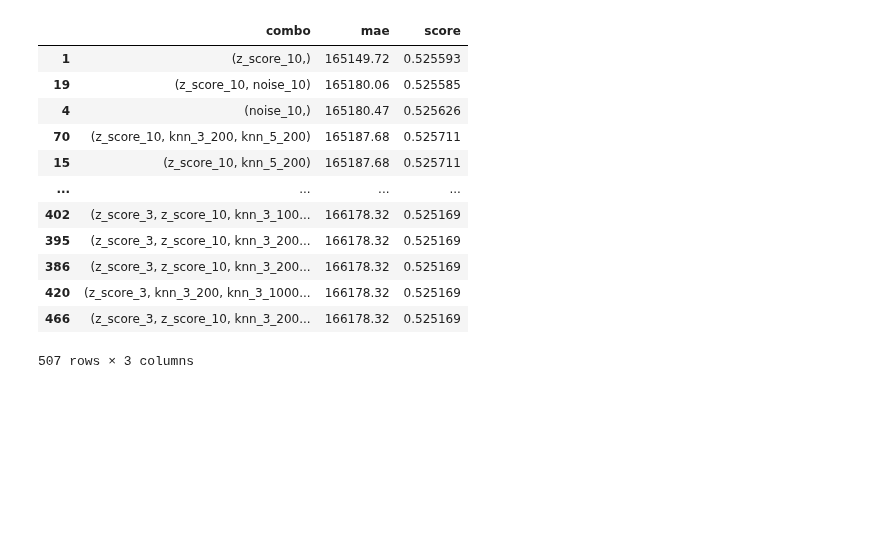
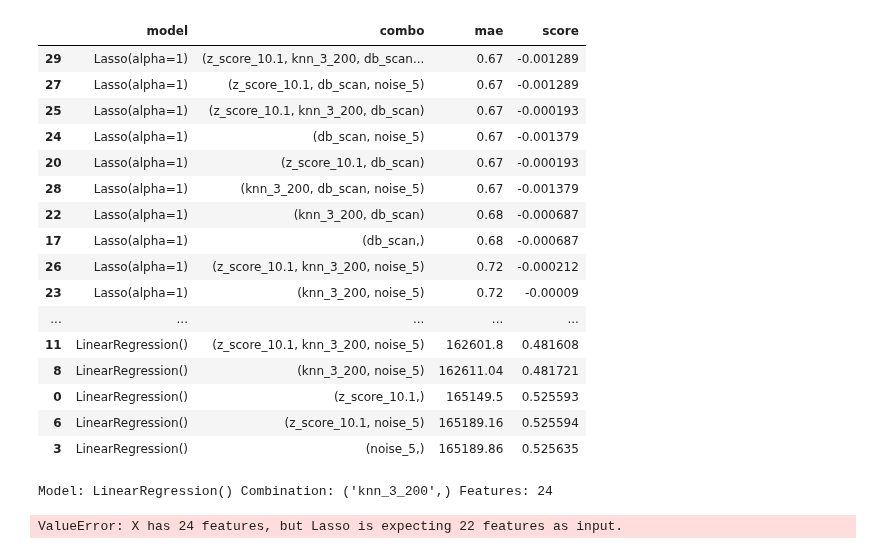
Before and after one commit to robring/advancedDatascience_CaseStudy, a Jupyter notebook: testing.ipynb, the cells around one changed output. Saved outputs shown, nothing was run; the diff lists cells and outputs as text; code cells hidden in the pictures; blank space fills up the shorter version.

Commit message:
regression models

```diff
--- a/testing.ipynb
+++ b/testing.ipynb
@@ -163,0 +152,27 @@ replaced 0 / 3366 rows
+# %%
+#model_obj_list = []
+for i, c in enumerate(combination_list):
+    print(f'\n{bold(i)}: {blue(c)}')
+    outlier_list = get_unique_list(outlier_dict_all, c)
+    try:
+        X_train, X_test, y_train, y_test = splitData(df, SPLIT_SIZE, outlier_list, "drop")
+        df_lasso = train_test_to_df(X_train, X_test, y_train, y_test, df.columns.to_list())
+        #print(df_lasso[:1])
+        # X = np.append(X_train, X_test, axis=0)
+        # y = np.append(y_train, y_test.reshape(len(y_test), 1), axis=0)
+        # X_y = np.append(X, y, axis=1)
+        # features = df.columns.to_list()
+        # df_adsa = pd.DataFrame(X_y, columns=features)
+
+        X_l, y_l = df_lasso.drop(columns=["price", "date", "id"]), df_lasso["price"]
+        scaler = StandardScaler().fit(X_l)
+        X_train_l, X_test_l, y_train_l, y_test_l = train_test_split(X_l, y_l, test_size = SPLIT_SIZE, random_state=1) #TODO
+        #rint(X_train_l)
+        X_train_l = scaler.transform(X_train_l)
+        X_test_l = scaler.transform(X_test_l)
+        reg = Lasso(alpha=1)
+        obj_l = Model(reg, (X_train_l, X_test_l, y_train_l, y_test_l), c, df_lasso, X_l.columns.to_list())
+        model_obj_list.append(obj_l)
+        ''''''
+    except Exception as e:
+        print(bold("Error"), red(e))
@@ -164,29 +191,45 @@ replaced 0 / 3366 rows
 # %%
 #Summary
-df_summary = pd.DataFrame(columns=['combo', 'mae', 'score'])
+df_summary = pd.DataFrame(columns=['model', 'combo', 'mae', 'score'])
 for o in model_obj_list:
     #print(f'{o.get_type()}, {o.get_comb()}')
     o.train()
     mae, score = o.summary()
     comb = o.get_comb()
-    row = {'combo': comb, 'mae': mae, 'score': score}
+    row = {'model': o.get_model(), 'combo': comb, 'mae': mae, 'score': score}
     df_summary = df_summary.append(row, ignore_index=True)
 
 df_summary.sort_values("mae")
 # %% [output]
-|  | combo | mae | score |
-| 1 | (z_score_10,) | 165149.72 | 0.525593 |
-| 19 | (z_score_10, noise_10) | 165180.06 | 0.525585 |
-| 4 | (noise_10,) | 165180.47 | 0.525626 |
-| 70 | (z_score_10, knn_3_200, knn_5_200) | 165187.68 | 0.525711 |
-| 15 | (z_score_10, knn_5_200) | 165187.68 | 0.525711 |
-| ... | ... | ... | ... |
-| 402 | (z_score_3, z_score_10, knn_3_100... | 166178.32 | 0.525169 |
-| 395 | (z_score_3, z_score_10, knn_3_200... | 166178.32 | 0.525169 |
-| 386 | (z_score_3, z_score_10, knn_3_200... | 166178.32 | 0.525169 |
-| 420 | (z_score_3, knn_3_200, knn_3_1000... | 166178.32 | 0.525169 |
-| 466 | (z_score_3, z_score_10, knn_3_200... | 166178.32 | 0.525169 |
+|  | model | combo | mae | score |
+| 29 | Lasso(alpha=1) | (z_score_10.1, knn_3_200, db_scan... | 0.67 | -0.001289 |
+| 27 | Lasso(alpha=1) | (z_score_10.1, db_scan, noise_5) | 0.67 | -0.001289 |
+| 25 | Lasso(alpha=1) | (z_score_10.1, knn_3_200, db_scan) | 0.67 | -0.000193 |
+| 24 | Lasso(alpha=1) | (db_scan, noise_5) | 0.67 | -0.001379 |
+| 20 | Lasso(alpha=1) | (z_score_10.1, db_scan) | 0.67 | -0.000193 |
+| 28 | Lasso(alpha=1) | (knn_3_200, db_scan, noise_5) | 0.67 | -0.001379 |
+| 22 | Lasso(alpha=1) | (knn_3_200, db_scan) | 0.68 | -0.000687 |
+| 17 | Lasso(alpha=1) | (db_scan,) | 0.68 | -0.000687 |
+| 26 | Lasso(alpha=1) | (z_score_10.1, knn_3_200, noise_5) | 0.72 | -0.000212 |
+| 23 | Lasso(alpha=1) | (knn_3_200, noise_5) | 0.72 | -0.00009 |
+| ... | ... | ... | ... | ... |
+| 11 | LinearRegression() | (z_score_10.1, knn_3_200, noise_5) | 162601.8 | 0.481608 |
+| 8 | LinearRegression() | (knn_3_200, noise_5) | 162611.04 | 0.481721 |
+| 0 | LinearRegression() | (z_score_10.1,) | 165149.5 | 0.525593 |
+| 6 | LinearRegression() | (z_score_10.1, noise_5) | 165189.16 | 0.525594 |
+| 3 | LinearRegression() | (noise_5,) | 165189.86 | 0.525635 |
-507 rows × 3 columns
+# %%
+print(model_obj_list[1])
+lassotest = model_obj_list[1]
+
+X_train, X_test, y_train, y_test = lassotest.get_data()
+lassotest.get_model().fit(X_train, y_train)
+#print(reg.score(X_test, y_test))
+y_pred = reg.predict(X_test)
+print("mae", mean_absolute_error(y_test, y_pred))
+# %% [output]
+Model: LinearRegression() Combination: ('knn_3_200',) Features: 24
+ValueError: X has 24 features, but Lasso is expecting 22 features as input.
 # %%
 #row
 mae_best = df_summary[df_summary.mae==df_summary.mae.min()]
```
Also changed, not shown: parts of 20 cells of this notebook, 6 other files.
